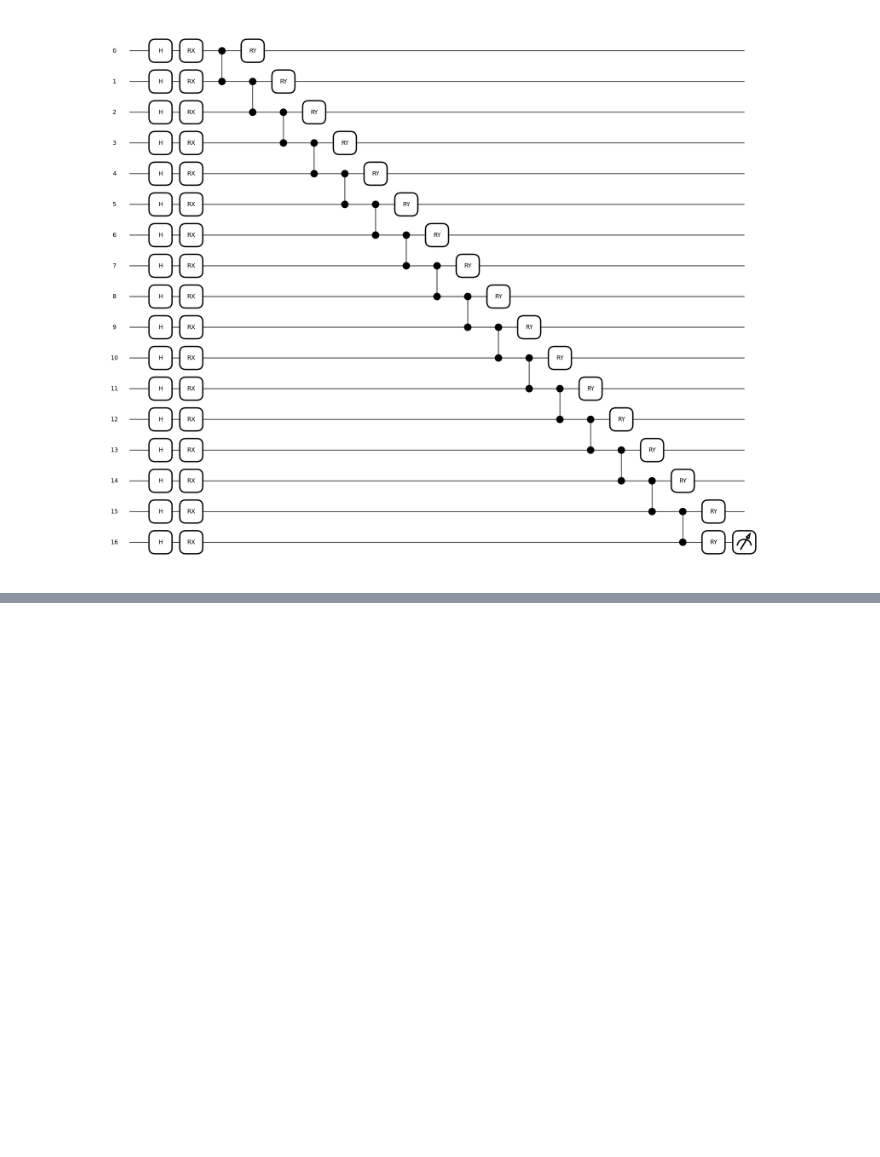
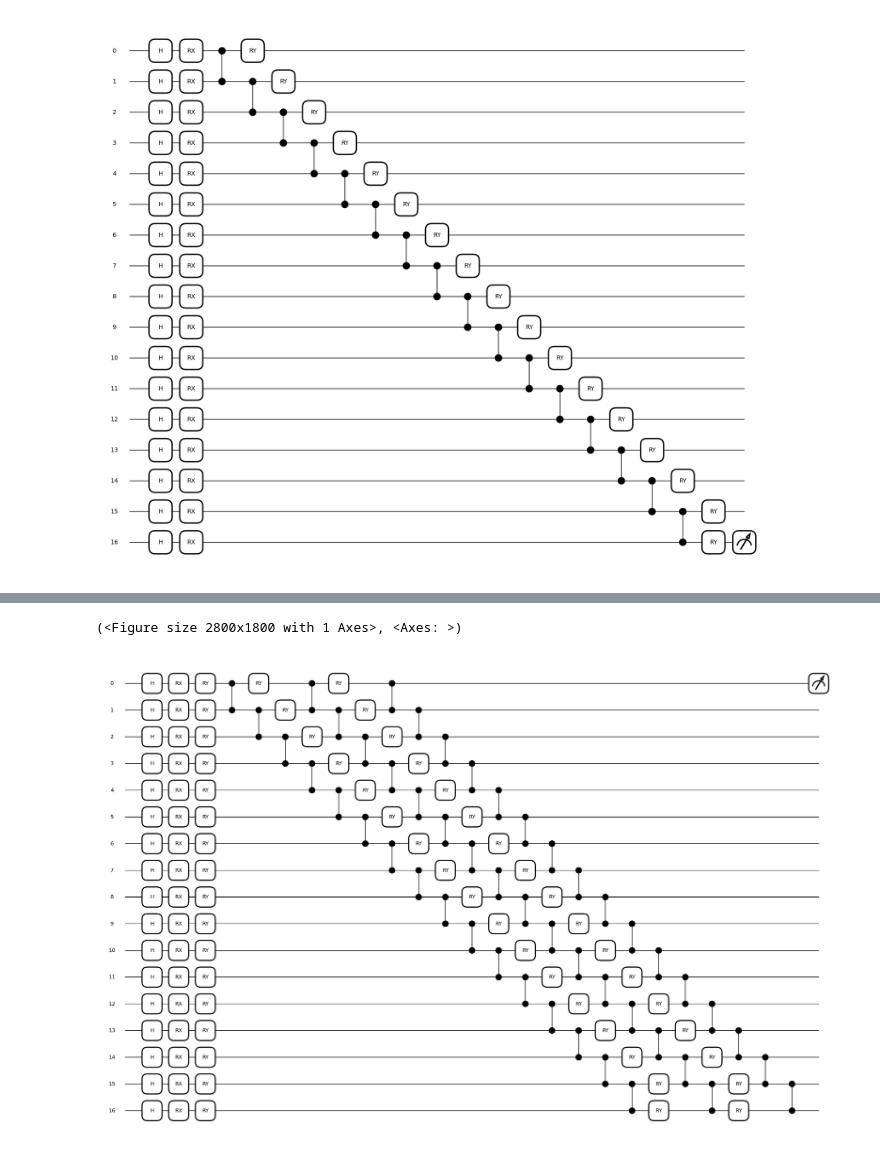
Before and after one commit to piersk/EEEN40290_Thesis, a Jupyter notebook: qml_lqdrl/PennyLane_LQDRL.ipynb, the cells around one changed output, grey strips where cells are left out. Drawn from its saved outputs; the diff is of its cells as text; code cells hidden in the pictures; blank space fills up the shorter version.

```diff
--- a/qml_lqdrl/PennyLane_LQDRL.ipynb
+++ b/qml_lqdrl/PennyLane_LQDRL.ipynb
@@ -246,0 +416,29 @@ All good so far
+# %%
+for episode in range(num_episodes):
+    obs, _ = env.reset()
+    done = False
+    while not done:
+        action_vec = actor(obs)
+        # Map output to environment action space [-1, 1]
+        action = np.tanh(action_vec[:5])
+        next_obs, reward, done, _, _ = env.step(action)
+        q_val = critic(np.concatenate([obs, action]))
+
+        actor_grad_fn = qml.grad(actor_qnode, argnum=2)
+        grad_vals = actor_grad_fn(actor_inp_vec, theta, theta_par)
+
+        critic_grad_fn = qml.grad(critic_qnode, argnum=2)
+        crit_grad_vals = critic_grad_fn(crit_inp_vec, crit_theta, crit_theta_par)
+
+        # Sample batch
+        states, actions, rewards, next_states, dones = replay_buffer.sample(batch_size)
+
+        # Compute targets using Critic
+        target_q_vals = critic(next_states, ...)  # QuantumCritic forward pass
+
+        # Compute loss (e.g., MSE)
+        loss = mse(current_q_vals, target_q_vals)
+
+        # Backprop through the critic QNode
+        grads = qml.grad(loss_fn)(critic.theta)
+        critic.theta = opt.step(loss_fn, critic.theta)
@@ -246,0 +454,7 @@ All good so far
+# %%
+qml.drawer.use_style("black_white")
+drawer = qml.draw_mpl(critic.qnode)
+print(drawer(np.random.randn(n_qubits_critic), critic.theta))
+# %% [output]
+(<Figure size 2800x1800 with 1 Axes>, <Axes: >)
+[figure, added]
```
Also changed, not shown: parts of 12 cells of this notebook.
